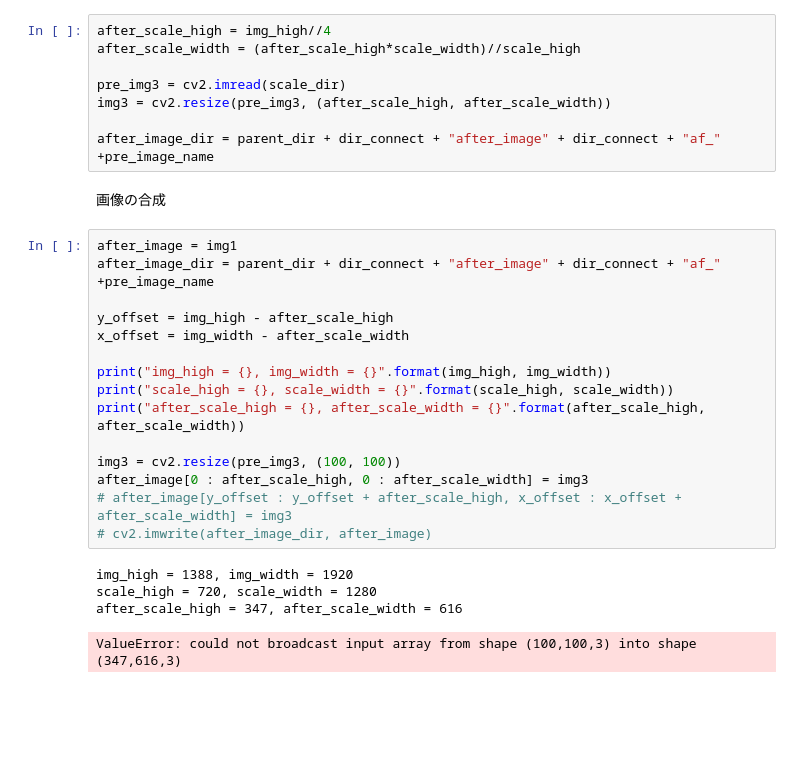
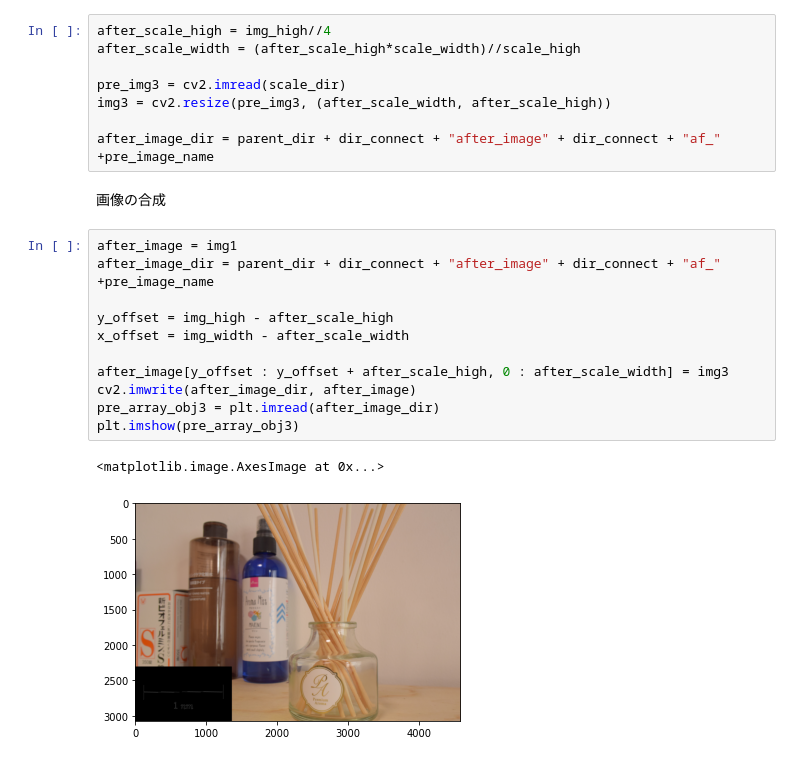
Before and after one commit to Kenta-morimori/Make_Everything_Smaller, a Jupyter notebook: main.ipynb, the cells around one changed output. Drawn from its saved outputs; the diff is of its cells as text; blank space fills up the shorter version.

Commit message:
solve shape problem

```diff
--- a/main.ipynb
+++ b/main.ipynb
@@ -73,7 +77,7 @@ after_scale_high = img_high//4
 after_scale_width = (after_scale_high*scale_width)//scale_high
 
 pre_img3 = cv2.imread(scale_dir)
-img3 = cv2.resize(pre_img3, (after_scale_high, after_scale_width))
+img3 = cv2.resize(pre_img3, (after_scale_width, after_scale_high))
 
 after_image_dir = parent_dir + dir_connect + "after_image" + dir_connect + "af_" +pre_image_name
 # %% [markdown]
@@ -81,20 +85,14 @@ after_image_dir = parent_dir + dir_connect + "after_image" + dir_connect + "af_"
 # %%
 after_image = img1
 after_image_dir = parent_dir + dir_connect + "after_image" + dir_connect + "af_" +pre_image_name
 
 y_offset = img_high - after_scale_high
 x_offset = img_width - after_scale_width
 
-print("img_high = {}, img_width = {}".format(img_high, img_width))
-print("scale_high = {}, scale_width = {}".format(scale_high, scale_width))
-print("after_scale_high = {}, after_scale_width = {}".format(after_scale_high, after_scale_width))
-
-img3 = cv2.resize(pre_img3, (100, 100))
-after_image[0 : after_scale_high, 0 : after_scale_width] = img3
-# after_image[y_offset : y_offset + after_scale_high, x_offset : x_offset + after_scale_width] = img3
-# cv2.imwrite(after_image_dir, after_image)
+after_image[y_offset : y_offset + after_scale_high, 0 : after_scale_width] = img3
+cv2.imwrite(after_image_dir, after_image)
+pre_array_obj3 = plt.imread(after_image_dir)
+plt.imshow(pre_array_obj3)
 # %% [output]
-img_high = 1388, img_width = 1920
-scale_high = 720, scale_width = 1280
-after_scale_high = 347, after_scale_width = 616
+<matplotlib.image.AxesImage at 0x...>
-ValueError: could not broadcast input array from shape (100,100,3) into shape (347,616,3)
+[figure, added]
```
Also changed, not shown: parts of 5 cells of this notebook, 2 other files.
